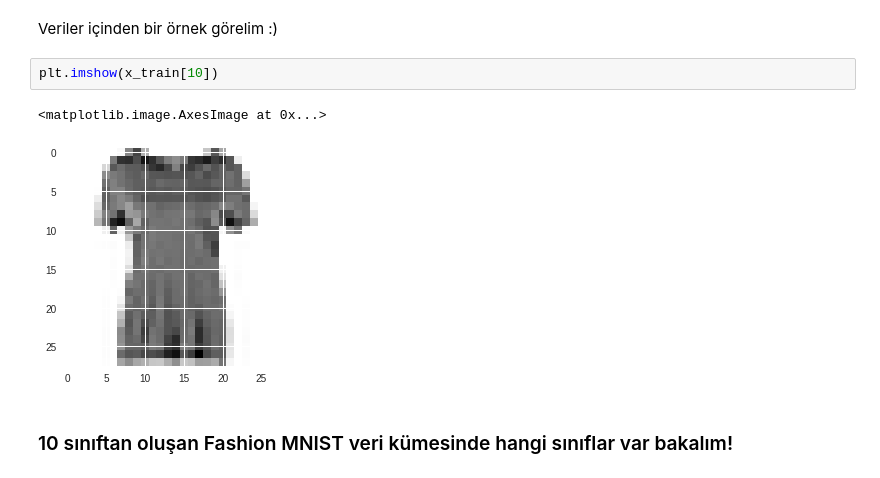
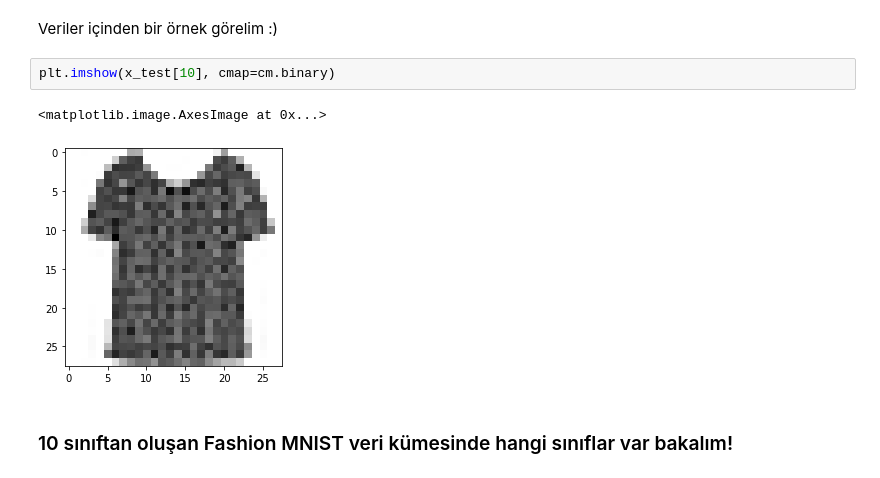
Before and after one commit to ayyucekizrak/Udemy_DerinOgrenmeyeGiris, a Jupyter notebook: Evrisimli_Sinir_Aglari/Fashion_MNIST.ipynb, the cells around one changed output. Saved outputs shown, nothing was run; the diff lists cells and outputs as text.

```diff
--- a/Evrisimli_Sinir_Aglari/Fashion_MNIST.ipynb
+++ b/Evrisimli_Sinir_Aglari/Fashion_MNIST.ipynb
@@ -73,10 +86,10 @@ x_train shape: (60000, 28, 28)
 # %% [markdown]
 Veriler içinden bir örnek görelim :)
 # %%
-plt.imshow(x_train[10])
+plt.imshow(x_test[10], cmap=cm.binary)
 # %% [output]
 <matplotlib.image.AxesImage at 0x...>
-[figure, old version]
+[figure, new version]
 # %% [markdown]
 ### 10 sınıftan oluşan Fashion MNIST veri kümesinde hangi sınıflar var bakalım!
 # %%
```
Also changed, not shown: parts of 9 cells of this notebook, 1 other file.
